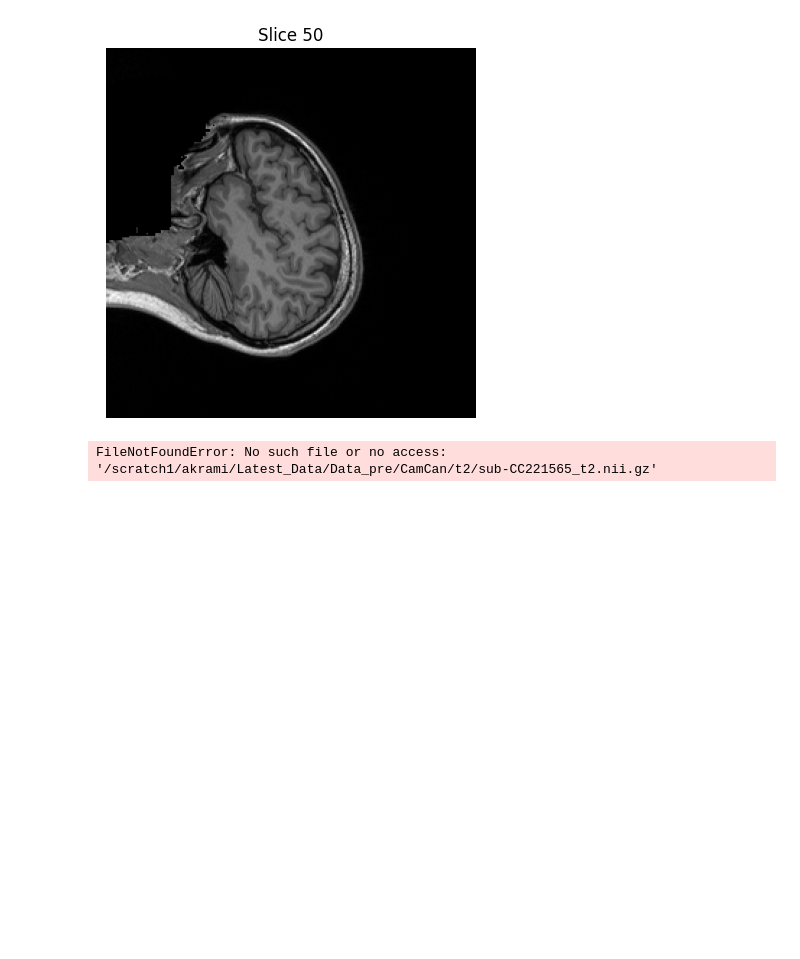
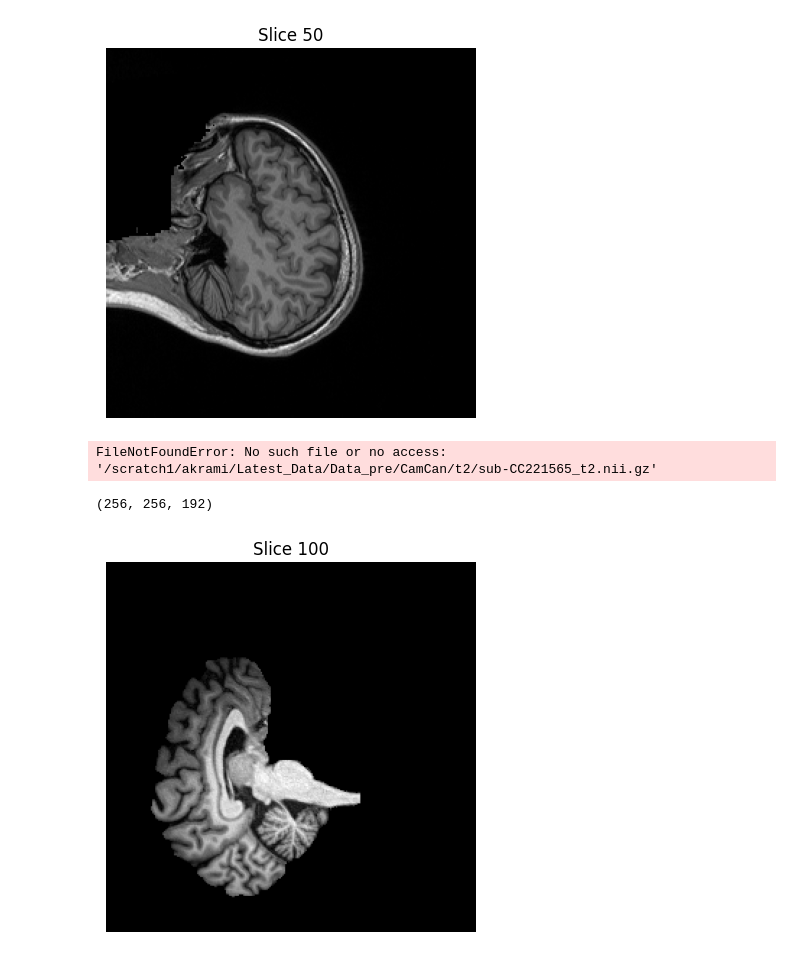
Before and after one commit to HaleAkrami/3D_lesion_DF, a Jupyter notebook: preprocessing/notebooks/data_copy.ipynb, the cells around one changed output. Drawn from its saved outputs; the diff is of its cells as text; code cells hidden in the pictures; blank space fills up the shorter version.

```diff
--- a/preprocessing/notebooks/data_copy.ipynb
+++ b/preprocessing/notebooks/data_copy.ipynb
@@ -1169,3 +1169,24 @@ plt.axis('off')
 plt.show()
 # %% [output]
 FileNotFoundError: No such file or no access: '/scratch1/akrami/Latest_Data/Data_pre/CamCan/t2/sub-CC221565_t2.nii.gz'
+# %%
+import nibabel as nib
+import matplotlib.pyplot as plt
+
+# Load the NIfTI file
+filename = '//scratch1/akrami/unsorted_data/NFBS_Dataset/A00028185/sub-A00028185_ses-NFB3_T1w_brain.nii.gz' #CamCan/t1/sub-CC110033.nii.gz'
+#filename = '/project/ajoshi_27/akrami/patched-Diffusion-Models-UAD/preprocessing/notebooks/data/CamCan/t1/sub-CC110033.nii.gz'
+nifti_img = nib.load(filename)
+
+# Access the image data as a NumPy array
+data = nifti_img.get_fdata()
+print(data.shape)
+# Display a slice of the image
+slice_index = 100  # Adjust this value to visualize a different slice
+plt.imshow(data[:, :, slice_index], cmap='gray')
+plt.title(f'Slice {slice_index}')
+plt.axis('off')
+plt.show()
+# %% [output]
+(256, 256, 192)
+[figure, added]
```
Also changed, not shown: 9 other files.
